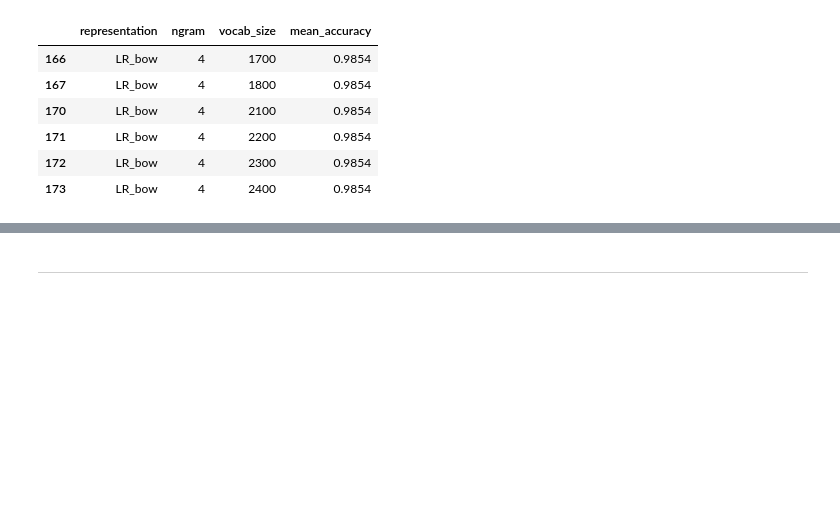
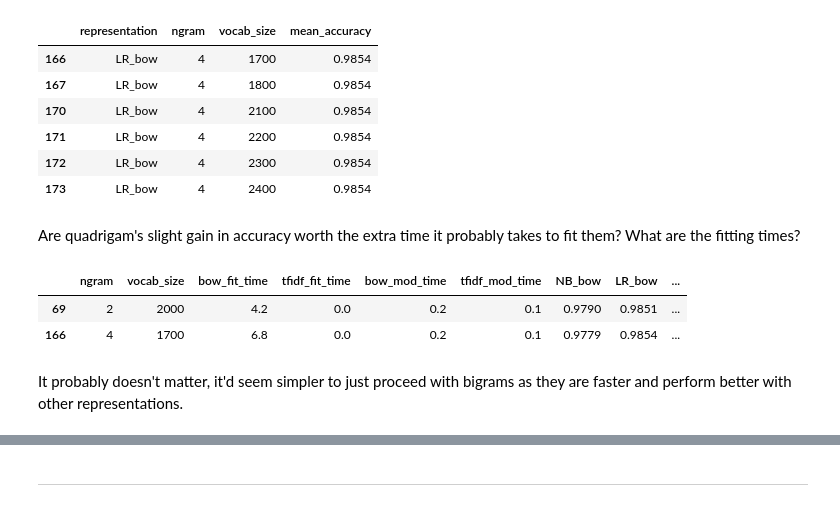
Before and after one commit to BigBangData/NaturalLanguageProcessing, a Jupyter notebook: TextAnalyticsWithR/05_Cleanup_Ngrams.ipynb, the cells around one changed output, grey strips where cells are left out. Cells and saved outputs as stored; diff of their text form; code cells hidden in the pictures; blank space fills up the shorter version.

Commit message:
Compare fitting times for bigrams and quadrigams

```diff
--- a/TextAnalyticsWithR/05_Cleanup_Ngrams.ipynb
+++ b/TextAnalyticsWithR/05_Cleanup_Ngrams.ipynb
@@ -270,6 +249,20 @@ LR_bow[LR_bow['mean_accuracy']==max(LR_bow['mean_accuracy'])]
 | 171 | LR_bow | 4 | 2200 | 0.9854 |
 | 172 | LR_bow | 4 | 2300 | 0.9854 |
 | 173 | LR_bow | 4 | 2400 | 0.9854 |
+# %% [markdown]
+Are quadrigam's slight gain in accuracy worth the extra time it probably takes to fit them? What are the fitting times?
+# %%
+%%capture output
+top_2gram = master_df[master_df['ngram']==2][master_df['vocab_size']==2000]
+top_4gram = master_df[master_df['ngram']==4][master_df['vocab_size']==1700]
+# %%
+pd.concat([top_2gram, top_4gram])
+# %% [output]
+|  | ngram | vocab_size | bow_fit_time | tfidf_fit_time | bow_mod_time | tfidf_mod_time | NB_bow | LR_bow | ... |
+| 69 | 2 | 2000 | 4.2 | 0.0 | 0.2 | 0.1 | 0.9790 | 0.9851 | ... |
+| 166 | 4 | 1700 | 6.8 | 0.0 | 0.2 | 0.1 | 0.9779 | 0.9854 | ... |
+# %% [markdown]
+It probably doesn't matter, it'd seem simpler to just proceed with bigrams as they are faster and perform better with other representations.
 # %%
 mins, secs = divmod(time.time() - start_time, 60)
 print(f'Time elapsed: {mins:0.0f} m {secs:0.0f} s')
```
Also changed, not shown: parts of 17 cells of this notebook.
